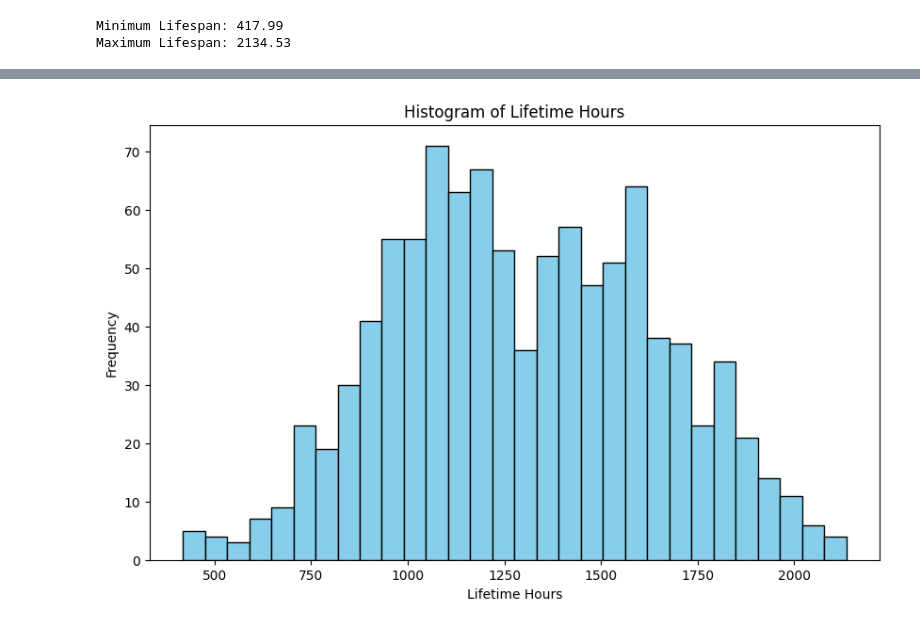
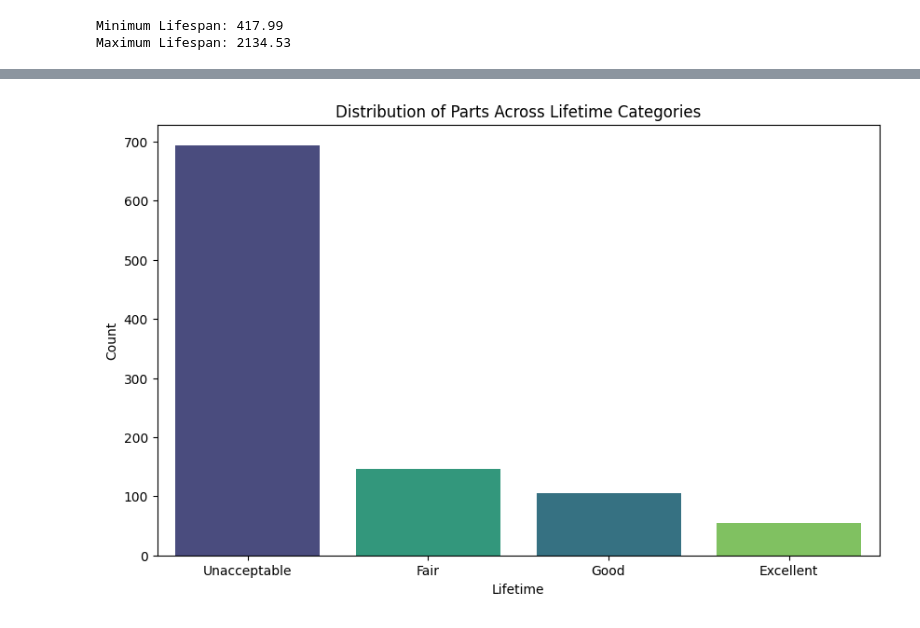
Before and after one commit to muhammedazhar/MSc-DataScience, a Jupyter notebook: COMP1801-ML/Coursework/Testing/Classification-2.ipynb, the cells around one changed output, grey strips where cells are left out. Drawn from its saved outputs; the diff is of its cells as text; code cells hidden in the pictures.

```diff
--- a/COMP1801-ML/Coursework/Testing/Classification-2.ipynb
+++ b/COMP1801-ML/Coursework/Testing/Classification-2.ipynb
@@ -52,0 +44,12 @@ clf_df.head()
+# %%
+# Cell 4: Assign 'Unacceptable' to parts below threshold
+clf_df = df.copy()
+threshold_value = 1500
+
+# Create 'Lifetime' column and set default to None
+clf_df['Lifetime'] = None
+
+# Assign 'Unacceptable' to rows where 'Lifespan' < threshold_value
+clf_df.loc[clf_df['Lifespan'] < threshold_value, 'Lifetime'] = 'Unacceptable'
+
+clf_df.head()
@@ -59,3 +69,10 @@ print(f"Maximum Lifespan: {max_lifespan}")
 # %% [output]
 Minimum Lifespan: 417.99
 Maximum Lifespan: 2134.53
+# %%
+# Cell 5: Prepare data for clustering
+# Data to be clustered (Lifespan >= threshold_value)
+acceptable_df = clf_df[clf_df['Lifespan'] >= threshold_value].copy()
+# %%
+# Cell 6: Select 'Lifespan' feature for clustering
+X_acceptable = acceptable_df[['Lifespan']]
@@ -61,0 +143,7 @@ Maximum Lifespan: 2134.53
+# %%
+# Cell 8: Display the cluster ranges
+# Group the data by 'Lifetime' and aggregate to find the min and max Lifespan for each group
+cluster_ranges = clf_df.groupby('Lifetime')['Lifespan'].agg(['min', 'max']).sort_values(by='min').reset_index()
+
+# Display the sorted DataFrame
+display(cluster_ranges)
@@ -62,10 +156,18 @@ Maximum Lifespan: 2134.53
 # %%
-# Histogram to understand the distribution of 'lifetime_hours'
+# Cell 9: Visualize the distribution of parts across Lifetime categories
 plt.figure(figsize=(10, 6))
-plt.hist(clf_df['Lifespan'], bins=30, color='skyblue', edgecolor='black')
-plt.xlabel('Lifetime Hours')
-plt.ylabel('Frequency')
-plt.title('Histogram of Lifetime Hours')
+sns.countplot(
+    x='Lifetime',
+    data=clf_df,
+    hue='Lifetime',
+    order=cluster_ranges['Lifetime'].unique(),
+    palette='viridis',
+    dodge=False,
+    legend=False
+)
+plt.xlabel('Lifetime')
+plt.ylabel('Count')
+plt.title('Distribution of Parts Across Lifetime Categories')
 plt.show()
 # %% [output]
-[figure, old version]
+[figure, new version]
```
Also changed, not shown: parts of 17 cells of this notebook, 1 other file.
